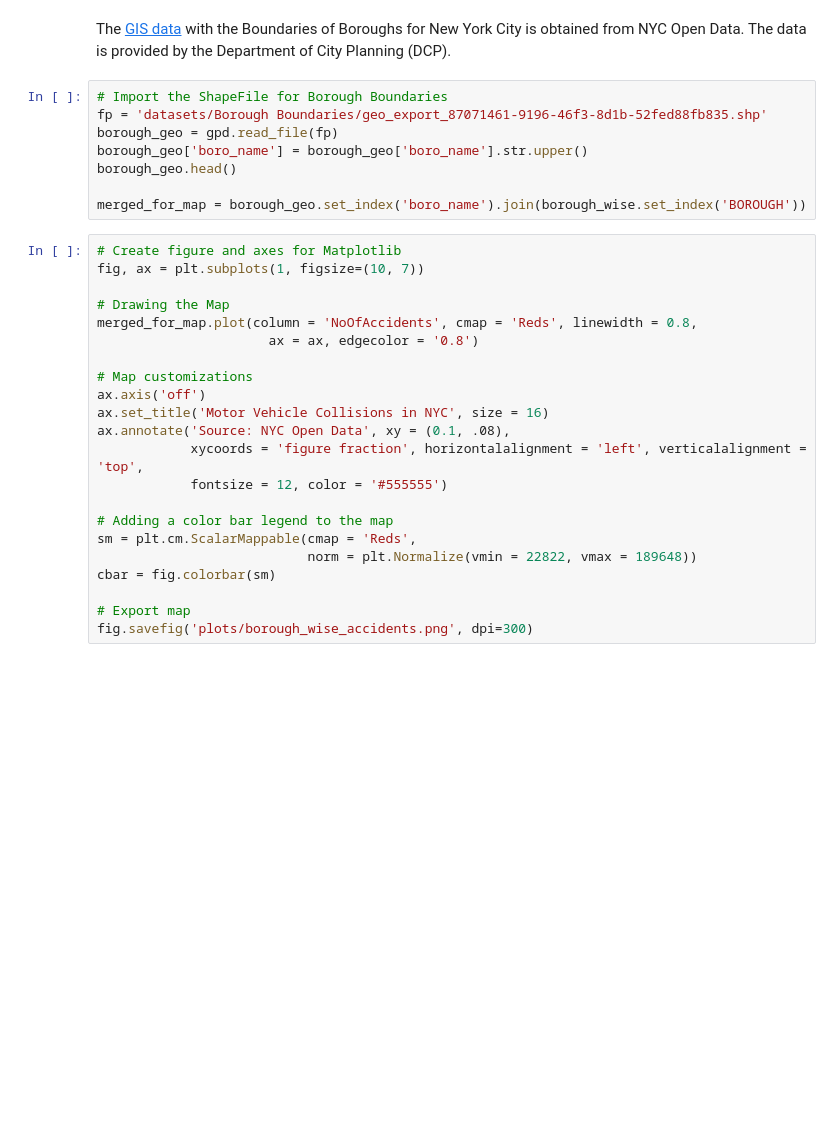
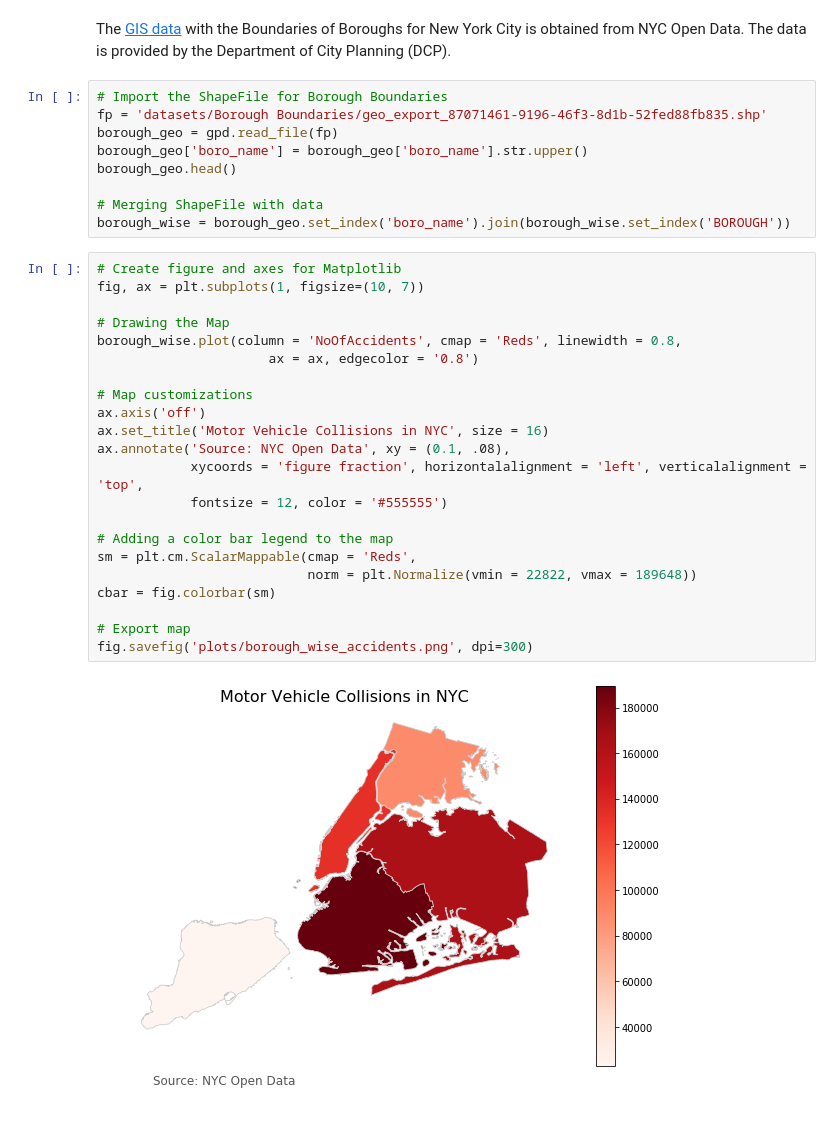
Before and after one commit to skhiearth/NYC-Motor-Vehicle-Collisions, a Jupyter notebook: NYC-Motor-Vehicle-Collisions.ipynb, the cells around one changed output. Saved outputs shown, nothing was run; the diff lists cells and outputs as text; blank space fills up the shorter version.

```diff
--- a/NYC-Motor-Vehicle-Collisions.ipynb
+++ b/NYC-Motor-Vehicle-Collisions.ipynb
@@ -73,26 +86,29 @@ borough_geo = gpd.read_file(fp)
 borough_geo['boro_name'] = borough_geo['boro_name'].str.upper()
 borough_geo.head()
 
-merged_for_map = borough_geo.set_index('boro_name').join(borough_wise.set_index('BOROUGH'))
+# Merging ShapeFile with data
+borough_wise = borough_geo.set_index('boro_name').join(borough_wise.set_index('BOROUGH'))
 # %%
 # Create figure and axes for Matplotlib
 fig, ax = plt.subplots(1, figsize=(10, 7))
 
 # Drawing the Map
-merged_for_map.plot(column = 'NoOfAccidents', cmap = 'Reds', linewidth = 0.8,
+borough_wise.plot(column = 'NoOfAccidents', cmap = 'Reds', linewidth = 0.8,
                       ax = ax, edgecolor = '0.8')
 
 # Map customizations
 ax.axis('off')
 ax.set_title('Motor Vehicle Collisions in NYC', size = 16)
 ax.annotate('Source: NYC Open Data', xy = (0.1, .08),
             xycoords = 'figure fraction', horizontalalignment = 'left', verticalalignment = 'top',
             fontsize = 12, color = '#555555')
 
 # Adding a color bar legend to the map
 sm = plt.cm.ScalarMappable(cmap = 'Reds',
                            norm = plt.Normalize(vmin = 22822, vmax = 189648))
 cbar = fig.colorbar(sm)
 
 # Export map
 fig.savefig('plots/borough_wise_accidents.png', dpi=300)
+# %% [output]
+[figure, added]
```
Also changed, not shown: parts of 7 cells of this notebook.
